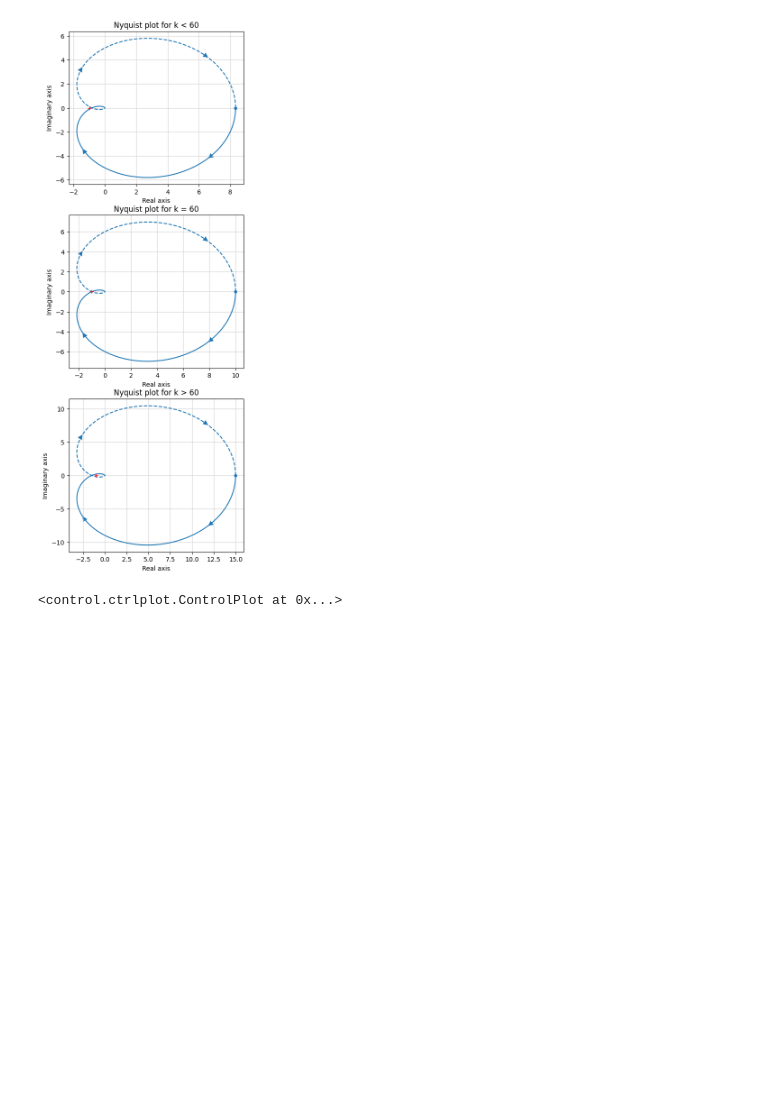
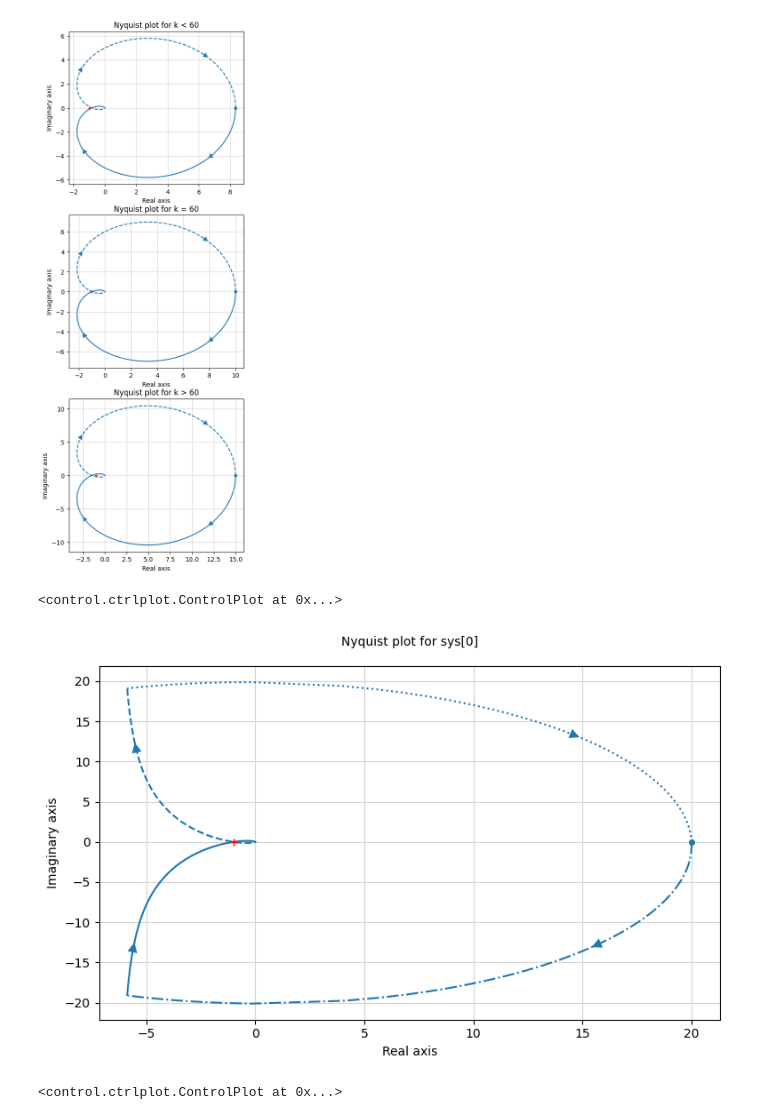
Before and after one commit to shawal-mbalire/BELE, a Jupyter notebook: bele32/control/python/7nyquist.ipynb, the cells around one changed output. Drawn from its saved outputs; the diff is of its cells as text; code cells hidden in the pictures; blank space fills up the shorter version.

```diff
--- a/bele32/control/python/7nyquist.ipynb
+++ b/bele32/control/python/7nyquist.ipynb
@@ -28,6 +28,15 @@ plt.title('Nyquist plot for k > 60')
 # %% [output]
 Text(0.5, 1.0, 'Nyquist plot for k > 60')
 [figure]
+# %%
+plt.figure(figsize=(15, 5))
+
+G = control.zpk([], [0, -1, -4], 20)
+plt.subplot(1, 2, 1)
+control.nyquist_plot(G)
+# %% [output]
+<control.ctrlplot.ControlPlot at 0x...>
+[figure, added]
 # %%
 plt.figure(figsize=(15, 5))
 
```
Also changed, not shown: 1 other file.
